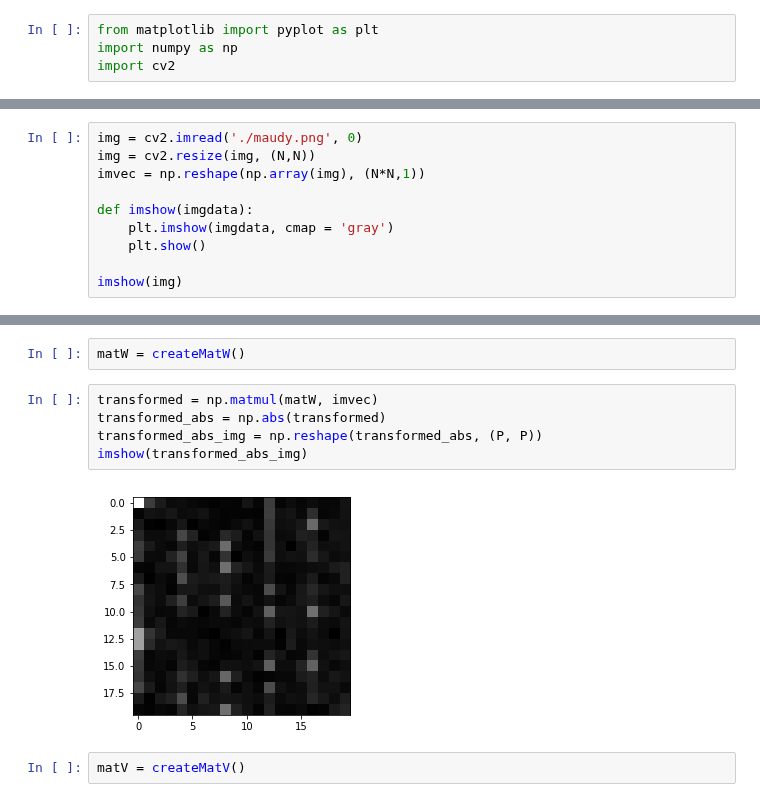
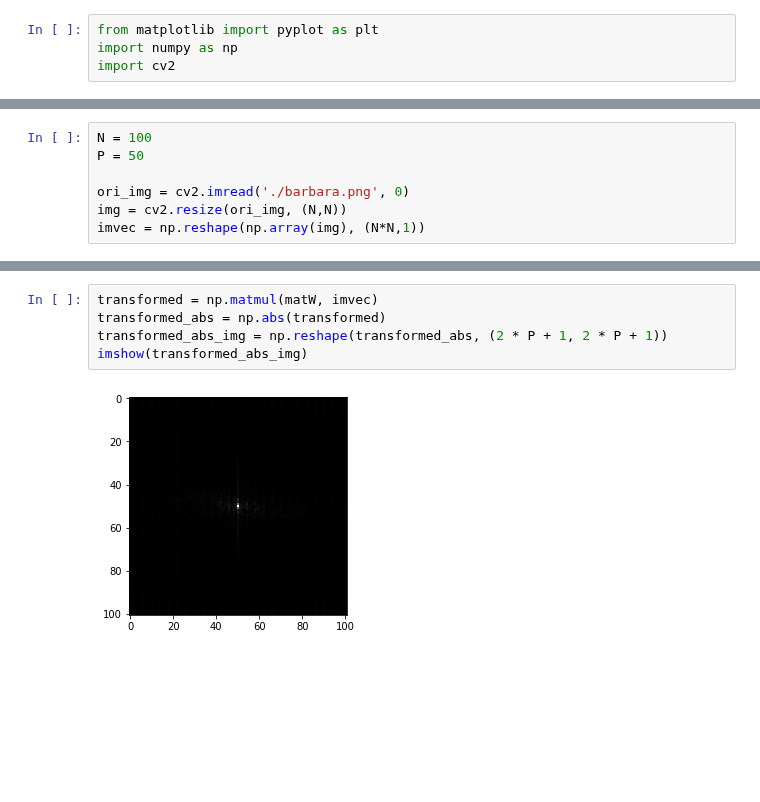
Before and after one commit to hanifanm/jupyter-pht-riw, a Jupyter notebook: PHT.ipynb, the cells around one changed output, grey strips where cells are left out. Cells and saved outputs as stored; diff of their text form; blank space fills up the shorter version.

```diff
--- a/PHT.ipynb
+++ b/PHT.ipynb
@@ -8,10 +5,7 @@ P = 20
 # %%
-img = cv2.imread('./maudy.png', 0)
-img = cv2.resize(img, (N,N))
+N = 100
+P = 50
+
+ori_img = cv2.imread('./barbara.png', 0)
+img = cv2.resize(ori_img, (N,N))
 imvec = np.reshape(np.array(img), (N*N,1))
-
-def imshow(imgdata):
-    plt.imshow(imgdata, cmap = 'gray')
-    plt.show()
-
-imshow(img)
@@ -84,11 +63,7 @@ def createMatV():
-# %%
-matW = createMatW()
 # %%
 transformed = np.matmul(matW, imvec)
 transformed_abs = np.abs(transformed)
-transformed_abs_img = np.reshape(transformed_abs, (P, P))
+transformed_abs_img = np.reshape(transformed_abs, (2 * P + 1, 2 * P + 1))
 imshow(transformed_abs_img)
 # %% [output]
-[figure, old version]
+[figure, new version]
-# %%
-matV = createMatV()
```
Also changed, not shown: parts of 10 cells of this notebook, 4 other files.
